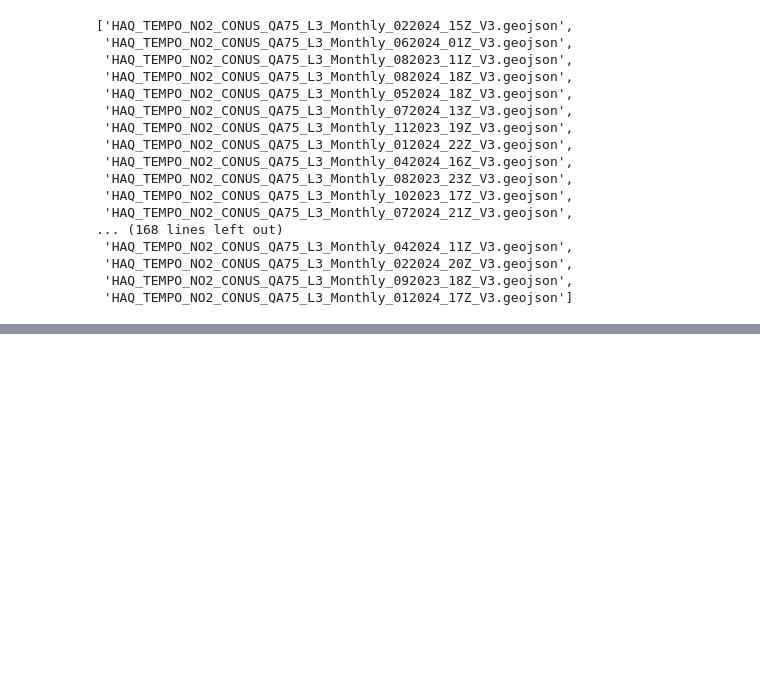
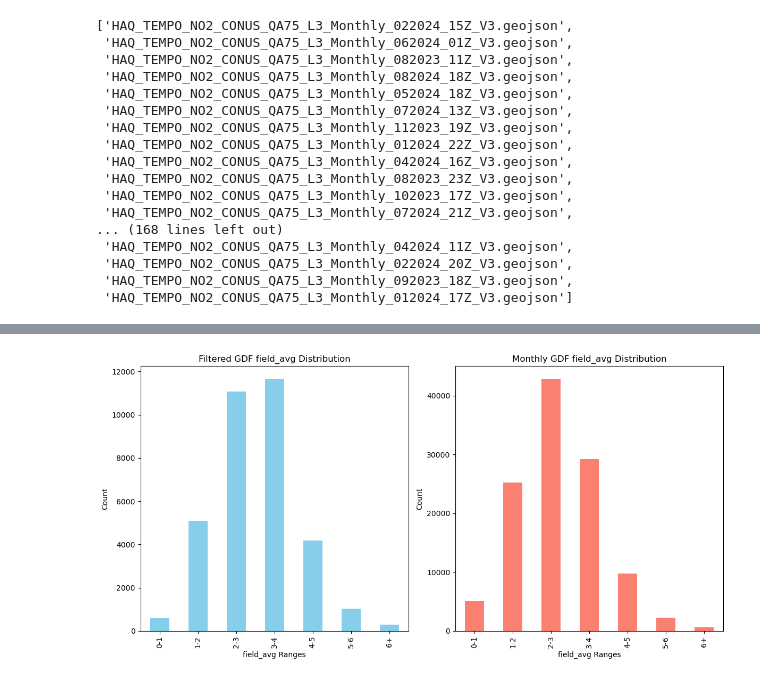
Before and after one commit to sararunkel/tempo-site, a Jupyter notebook: data/textile-source/textile_pattern_data.ipynb, the cells around one changed output, grey strips where cells are left out. Drawn from its saved outputs; the diff is of its cells as text; code cells hidden in the pictures; blank space fills up the shorter version.

```diff
--- a/data/textile-source/textile_pattern_data.ipynb
+++ b/data/textile-source/textile_pattern_data.ipynb
@@ -96,0 +140,28 @@ joined_gdf.head()
+# %%
+bins = [0, 1, 2, 3, 4, 5, 6, float('inf')]
+bin_labels = ['0-1', '1-2', '2-3', '3-4', '4-5', '5-6', '6+']
+
+filtered_gdf['field_avg_bins'] = pd.cut(filtered_gdf['field_avg'], bins=bins, labels=bin_labels, right=False)
+monthly_gdf['field_avg_bins'] = pd.cut(monthly_gdf['field_avg'], bins=bins, labels=bin_labels, right=False)
+# %%
+filtered_gdf_bin_counts = filtered_gdf['field_avg_bins'].value_counts().sort_index()
+monthly_gdf_bin_counts = monthly_gdf['field_avg_bins'].value_counts().sort_index()
+# %%
+fig, axes = plt.subplots(1, 2, figsize=(12, 6))
+
+# Plot for filtered_gdf
+filtered_gdf_bin_counts.plot(kind='bar', ax=axes[0], color='skyblue')
+axes[0].set_title('Filtered GDF field_avg Distribution')
+axes[0].set_xlabel('field_avg Ranges')
+axes[0].set_ylabel('Count')
+
+# Plot for monthly_gdf
+monthly_gdf_bin_counts.plot(kind='bar', ax=axes[1], color='salmon')
+axes[1].set_title('Monthly GDF field_avg Distribution')
+axes[1].set_xlabel('field_avg Ranges')
+axes[1].set_ylabel('Count')
+
+plt.tight_layout()
+plt.show()
+# %% [output]
+[figure, added]
```
Also changed, not shown: parts of 13 cells of this notebook, 2 other files.
